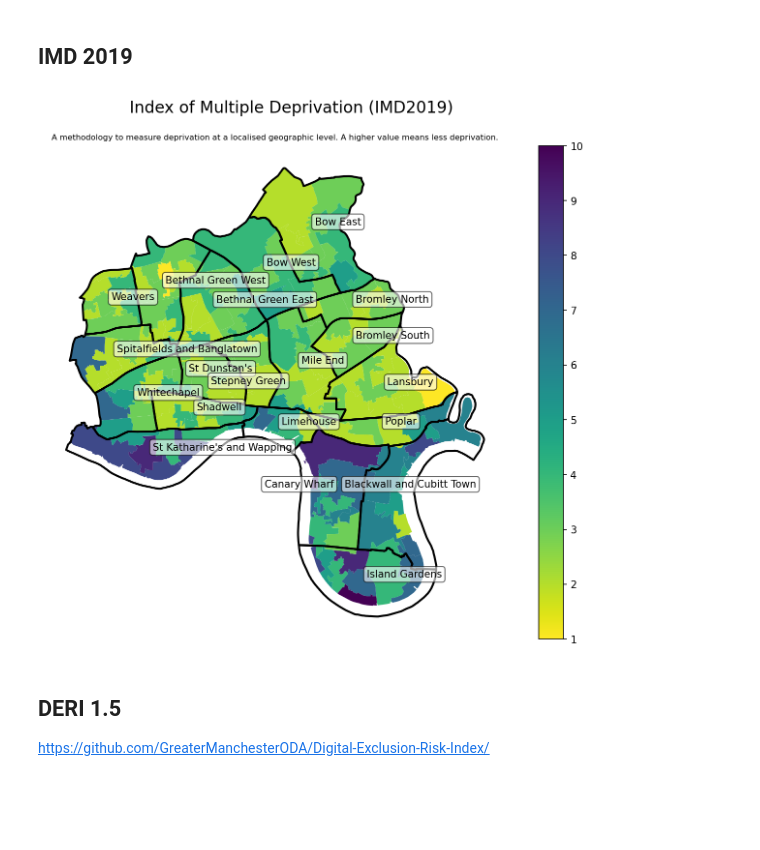
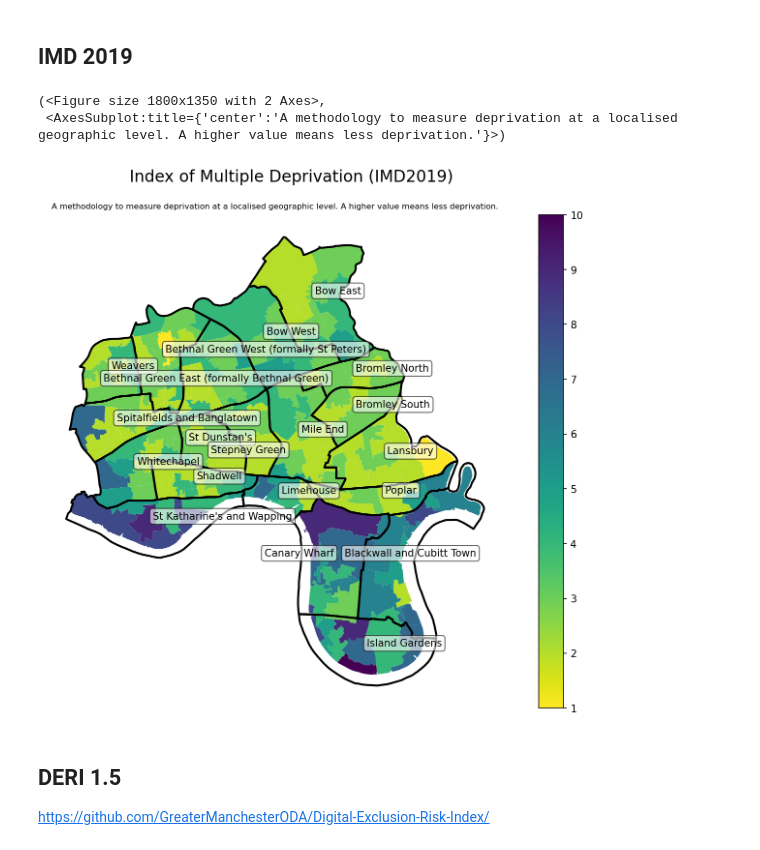
Before and after one commit to data-hamlets/census-data, a Jupyter notebook: notebooks/1.1-jl-census-2021-mapping.ipynb, the cells around one changed output. Cells and saved outputs as stored; diff of their text form; code cells hidden in the pictures; blank space fills up the shorter version.

```diff
--- a/notebooks/1.1-jl-census-2021-mapping.ipynb
+++ b/notebooks/1.1-jl-census-2021-mapping.ipynb
@@ -123,7 +123,7 @@ wd22= wd22.apply(lambda x: x.replace({'Bethnal Green East':'Bethnal Green East (
 ## functions
 # %%
 def spatialise_data(gdf, df, left_on="LSOA11CD", right_on=''):
-    """add spatial coordinates to a dataset containing LSOA codes
+    """add spatial coordinates to a dataset containing LSOA/MSOA codes
 
     Args: gdf, df, left_on="LSOA11CD", right_on=''
     Returns: geographies plus data (geodataframe)
@@ -164,7 +164,7 @@ def spatial_plot(gdf, suptitle="", title="", column="", cmap="viridis_r"):
     aT.adjust_text(
         texts,
         force_points=0.3,
-        force_text=0.8,
+        force_text=0.,
         expand_points=(1, 1),
         expand_text=(1, 1),
     )
@@ -178,15 +201,18 @@ def spatial_plot(gdf, suptitle="", title="", column="", cmap="viridis_r"):
 imd = pd.read_excel("https://assets.publishing.service.gov.uk/government/uploads/system/uploads/attachment_data/file/833970/File_1_-_IMD2019_Index_of_Multiple_Deprivation.xlsx", sheet_name='IMD2019')
 # %%
-spatialise_data(gdf=gdf_2011, df=imd, left_on='LSOA11CD', right_on='LSOA code (2011)')#.plot(column='Index of Multiple Deprivation (IMD) Decile', legend=True).axis('off')
-ax = spatial_plot(
+#MAP DEPRIVATION
+
+spatial_plot(
     spatialise_data(gdf=gdf_2011, df=imd, left_on='LSOA11CD', right_on='LSOA code (2011)'),
     column="Index of Multiple Deprivation (IMD) Decile",
     suptitle="Index of Multiple Deprivation (IMD2019)",
     title="A methodology to measure deprivation at a localised geographic level. A higher value means less deprivation.",
     cmap='viridis_r'
 )
 # %% [output]
+(<Figure size 1800x1350 with 2 Axes>,
+ <AxesSubplot:title={'center':'A methodology to measure deprivation at a localised geographic level. A higher value means less deprivation.'}>)
-[figure, old version]
+[figure, new version]
 # %% [markdown]
 ## DERI 1.5
 https://github.com/GreaterManchesterODA/Digital-Exclusion-Risk-Index/
```
Also changed, not shown: parts of 6 cells of this notebook.
